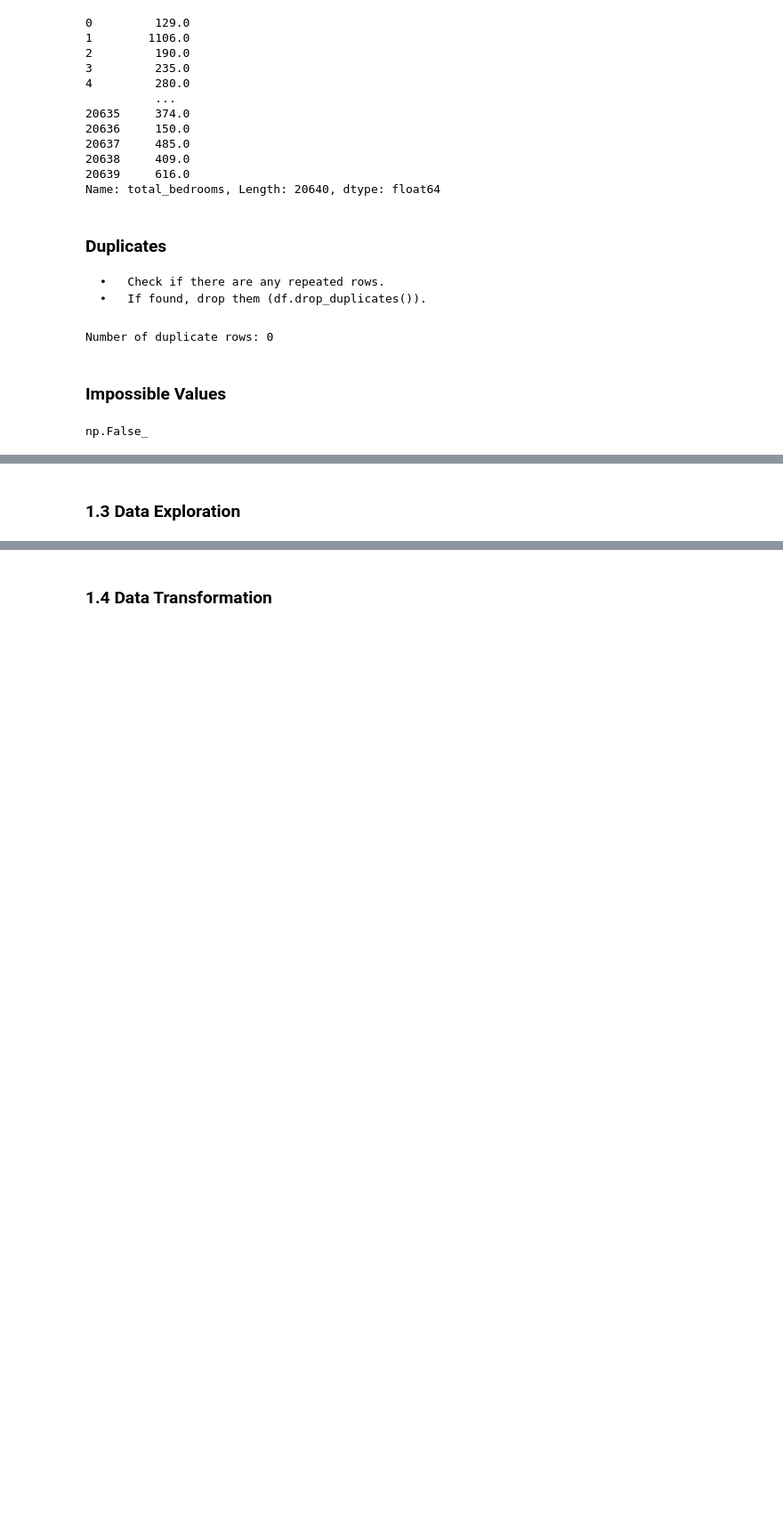
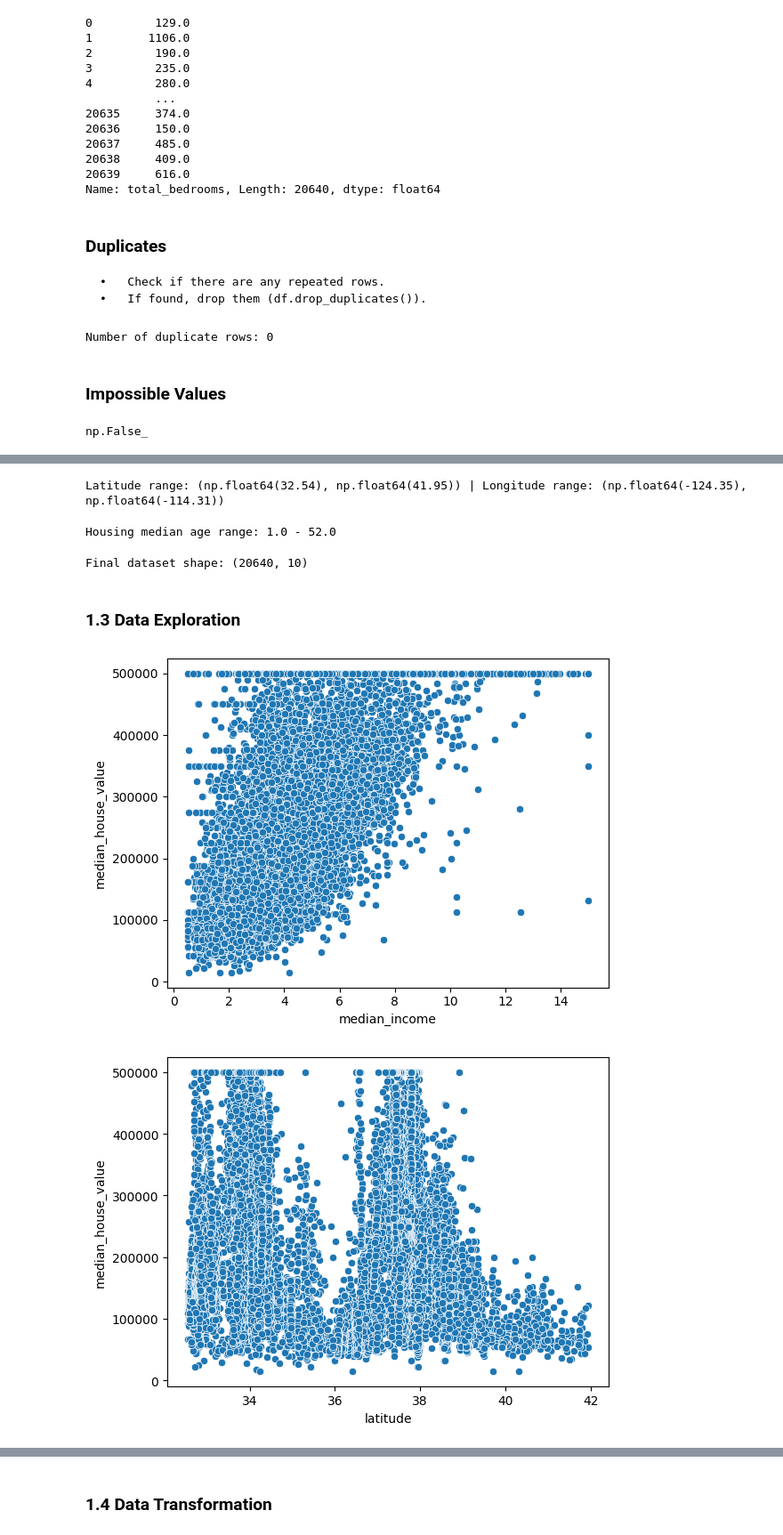
Before and after one commit to iamabdirazak/Price-Predictor, a Jupyter notebook: PricePredictor.ipynb, the cells around one changed output, grey strips where cells are left out. Shown at 89% size. Cells and saved outputs as stored; diff of their text form; code cells hidden in the pictures; blank space fills up the shorter version.

```diff
--- a/PricePredictor.ipynb
+++ b/PricePredictor.ipynb
@@ -278,2 +289,40 @@ np.False_
+# %%
+# Ensure ocean_proximity is categorical
+df['ocean_proximity'] = df['ocean_proximity'].astype('category')
+# %%
+# Latitude/Longitude check
+lat_range = (df['latitude'].min(), df['latitude'].max())
+lon_range = (df['longitude'].min(), df['longitude'].max())
+print(f"\nLatitude range: {lat_range} | Longitude range: {lon_range}")
+# %% [output]
+Latitude range: (np.float64(32.54), np.float64(41.95)) | Longitude range: (np.float64(-124.35), np.float64(-114.31))
+# %%
+# Housing median age check
+print(f"Housing median age range: {df['housing_median_age'].min()} - {df['housing_median_age'].max()}")
+# %% [output]
+Housing median age range: 1.0 - 52.0
+# %%
+# Final shape after cleaning
+print(f"\nFinal dataset shape: {df.shape}")
+# %% [output]
+Final dataset shape: (20640, 10)
 # %% [markdown]
 ### 1.3 Data Exploration
+# %%
+# Scatterplots for strong correlations
+sns.scatterplot(data=df, x='median_income', y='median_house_value')
+plt.show()
+
+sns.scatterplot(data=df, x='latitude', y='median_house_value')
+plt.show()
+
+sns.scatterplot(data=df, x='longitude', y='median_house_value')
+plt.show()
+
+# Pairplot for a subset of features
+subset = ['median_house_value', 'median_income', 'total_rooms', 'housing_median_age']
+sns.pairplot(df[subset])
+plt.show()
+# %% [output]
+[figure, added]
+[figure, added]
```
Also changed, not shown: parts of 24 cells of this notebook, 1 other file.
